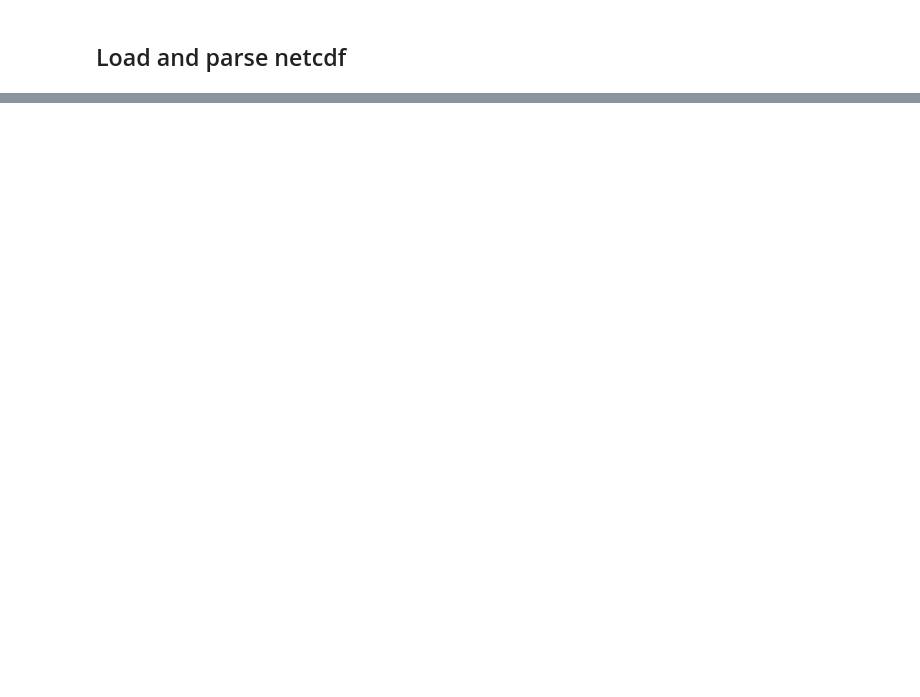
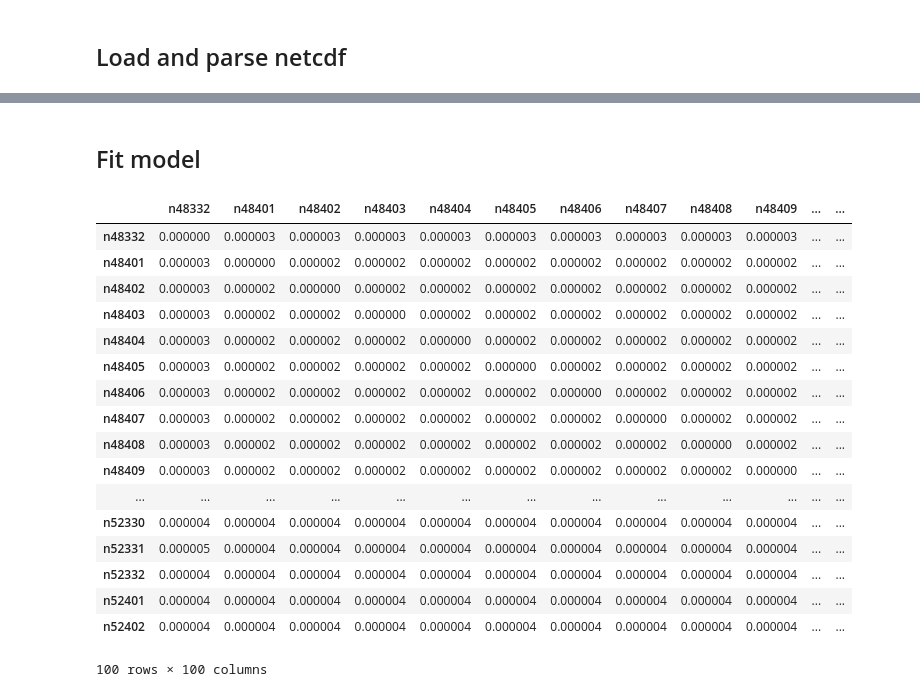
Before and after one commit to b-filip/topologies_clusterizer, a Jupyter notebook: lom2-predict_using_benchmark.ipynb, the cells around one changed output, grey strips where cells are left out. Cells and saved outputs as stored; diff of their text form; code cells hidden in the pictures; blank space fills up the shorter version.

```diff
--- a/lom2-predict_using_benchmark.ipynb
+++ b/lom2-predict_using_benchmark.ipynb
@@ -94,0 +113,24 @@ seaborn.heatmap(data)
+# %% [markdown]
+## Fit model
+# %%
+directory = TEST_RESULT_DIRECTORIES[0]
+df = import_data(directory)
+# %% [output]
+|  | n48332 | n48401 | n48402 | n48403 | n48404 | n48405 | n48406 | n48407 | n48408 | n48409 | ... | ... |
+| n48332 | 0.000000 | 0.000003 | 0.000003 | 0.000003 | 0.000003 | 0.000003 | 0.000003 | 0.000003 | 0.000003 | 0.000003 | ... | ... |
+| n48401 | 0.000003 | 0.000000 | 0.000002 | 0.000002 | 0.000002 | 0.000002 | 0.000002 | 0.000002 | 0.000002 | 0.000002 | ... | ... |
+| n48402 | 0.000003 | 0.000002 | 0.000000 | 0.000002 | 0.000002 | 0.000002 | 0.000002 | 0.000002 | 0.000002 | 0.000002 | ... | ... |
+| n48403 | 0.000003 | 0.000002 | 0.000002 | 0.000000 | 0.000002 | 0.000002 | 0.000002 | 0.000002 | 0.000002 | 0.000002 | ... | ... |
+| n48404 | 0.000003 | 0.000002 | 0.000002 | 0.000002 | 0.000000 | 0.000002 | 0.000002 | 0.000002 | 0.000002 | 0.000002 | ... | ... |
+| n48405 | 0.000003 | 0.000002 | 0.000002 | 0.000002 | 0.000002 | 0.000000 | 0.000002 | 0.000002 | 0.000002 | 0.000002 | ... | ... |
+| n48406 | 0.000003 | 0.000002 | 0.000002 | 0.000002 | 0.000002 | 0.000002 | 0.000000 | 0.000002 | 0.000002 | 0.000002 | ... | ... |
+| n48407 | 0.000003 | 0.000002 | 0.000002 | 0.000002 | 0.000002 | 0.000002 | 0.000002 | 0.000000 | 0.000002 | 0.000002 | ... | ... |
+| n48408 | 0.000003 | 0.000002 | 0.000002 | 0.000002 | 0.000002 | 0.000002 | 0.000002 | 0.000002 | 0.000000 | 0.000002 | ... | ... |
+| n48409 | 0.000003 | 0.000002 | 0.000002 | 0.000002 | 0.000002 | 0.000002 | 0.000002 | 0.000002 | 0.000002 | 0.000000 | ... | ... |
+| ... | ... | ... | ... | ... | ... | ... | ... | ... | ... | ... | ... | ... |
+| n52330 | 0.000004 | 0.000004 | 0.000004 | 0.000004 | 0.000004 | 0.000004 | 0.000004 | 0.000004 | 0.000004 | 0.000004 | ... | ... |
+| n52331 | 0.000005 | 0.000004 | 0.000004 | 0.000004 | 0.000004 | 0.000004 | 0.000004 | 0.000004 | 0.000004 | 0.000004 | ... | ... |
+| n52332 | 0.000004 | 0.000004 | 0.000004 | 0.000004 | 0.000004 | 0.000004 | 0.000004 | 0.000004 | 0.000004 | 0.000004 | ... | ... |
+| n52401 | 0.000004 | 0.000004 | 0.000004 | 0.000004 | 0.000004 | 0.000004 | 0.000004 | 0.000004 | 0.000004 | 0.000004 | ... | ... |
+| n52402 | 0.000004 | 0.000004 | 0.000004 | 0.000004 | 0.000004 | 0.000004 | 0.000004 | 0.000004 | 0.000004 | 0.000004 | ... | ... |
+100 rows × 100 columns
```
Also changed, not shown: parts of 18 cells of this notebook, 1 other file.
